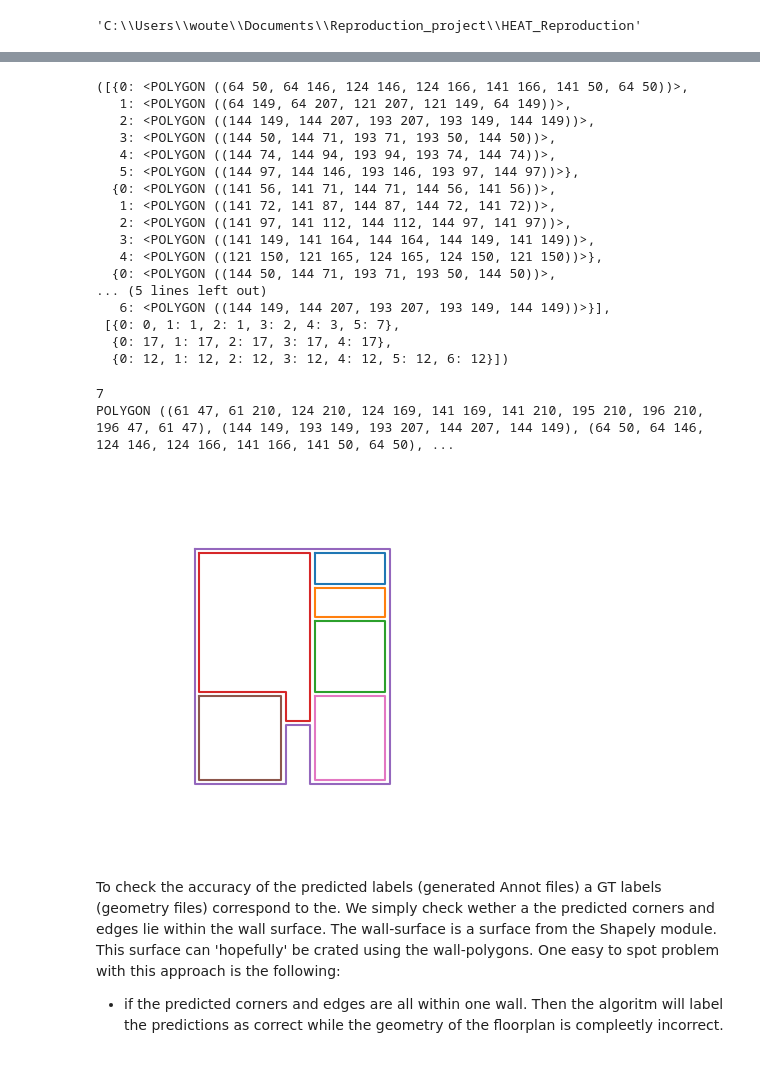
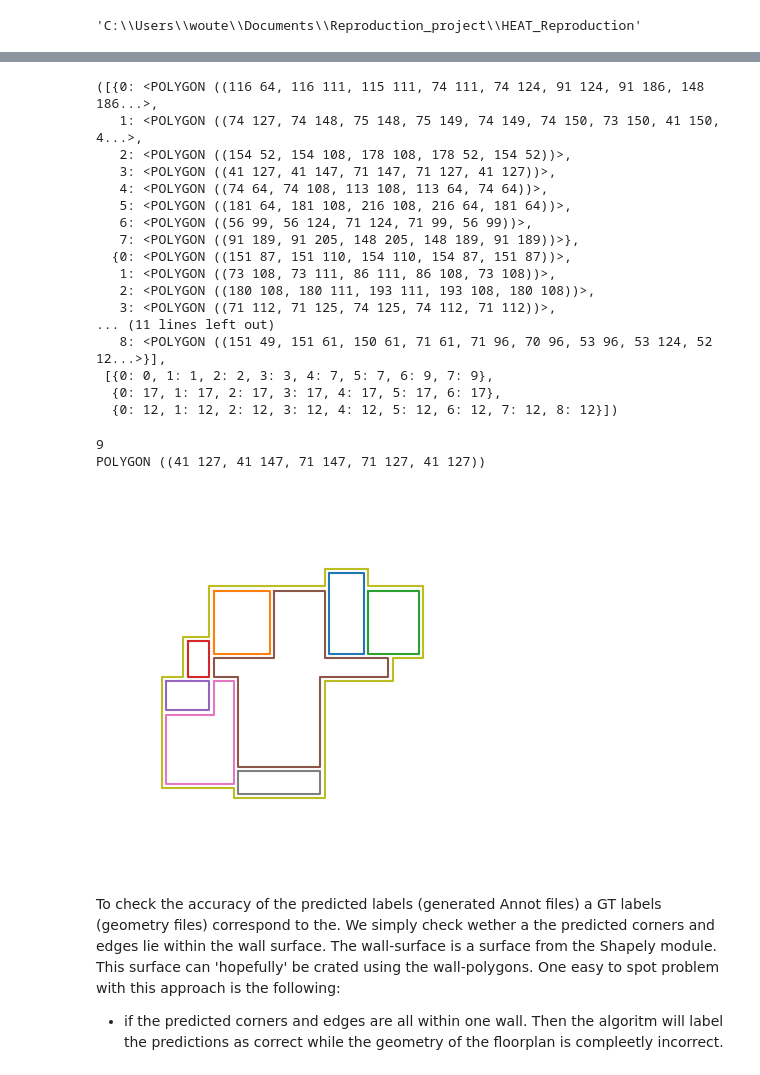
Before and after one commit to woutervanbeek/HEAT_Reproduction, a Jupyter notebook: Create_annot_files.ipynb, the cells around one changed output, grey strips where cells are left out. Cells and saved outputs as stored; diff of their text form; code cells hidden in the pictures.

```diff
--- a/Create_annot_files.ipynb
+++ b/Create_annot_files.ipynb
@@ -21,7 +22,7 @@ interior and exterior walls and convert them to a annot.npy file.
 """
 COLORS = [np.array(ROOM_ARRAY_Z[n][1])/255 for n in range(18)]
 
-polygon = pickle.load(open('../RPLAN/geometry/10.pickle', 'rb'))
+polygon = pickle.load(open('../RPLAN/geometry/7.pickle', 'rb'))
 
 # fig, axs = plt.subplots(figsize=(250/DPI, 250/DPI), dpi=DPI)
 fig, axs = plt.subplots()
@@ -66,54 +67,54 @@ corner at: (233.0, 197.0) is connected to: [(193.0, 197.0), (233.0, 145.0)]
 # %%
 polygon
 # %% [output]
-([{0: <POLYGON ((64 50, 64 146, 124 146, 124 166, 141 166, 141 50, 64 50))>,
-   1: <POLYGON ((64 149, 64 207, 121 207, 121 149, 64 149))>,
-   2: <POLYGON ((144 149, 144 207, 193 207, 193 149, 144 149))>,
-   3: <POLYGON ((144 50, 144 71, 193 71, 193 50, 144 50))>,
-   4: <POLYGON ((144 74, 144 94, 193 94, 193 74, 144 74))>,
-   5: <POLYGON ((144 97, 144 146, 193 146, 193 97, 144 97))>},
-  {0: <POLYGON ((141 56, 141 71, 144 71, 144 56, 141 56))>,
-   1: <POLYGON ((141 72, 141 87, 144 87, 144 72, 141 72))>,
-   2: <POLYGON ((141 97, 141 112, 144 112, 144 97, 141 97))>,
-   3: <POLYGON ((141 149, 141 164, 144 164, 144 149, 141 149))>,
-   4: <POLYGON ((121 150, 121 165, 124 165, 124 150, 121 150))>},
-  {0: <POLYGON ((144 50, 144 71, 193 71, 193 50, 144 50))>,
-... (5 lines left out)
-   6: <POLYGON ((144 149, 144 207, 193 207, 193 149, 144 149))>}],
- [{0: 0, 1: 1, 2: 1, 3: 2, 4: 3, 5: 7},
-  {0: 17, 1: 17, 2: 17, 3: 17, 4: 17},
-  {0: 12, 1: 12, 2: 12, 3: 12, 4: 12, 5: 12, 6: 12}])
+([{0: <POLYGON ((116 64, 116 111, 115 111, 74 111, 74 124, 91 124, 91 186, 148 186...>,
+   1: <POLYGON ((74 127, 74 148, 75 148, 75 149, 74 149, 74 150, 73 150, 41 150, 4...>,
+   2: <POLYGON ((154 52, 154 108, 178 108, 178 52, 154 52))>,
+   3: <POLYGON ((41 127, 41 147, 71 147, 71 127, 41 127))>,
+   4: <POLYGON ((74 64, 74 108, 113 108, 113 64, 74 64))>,
+   5: <POLYGON ((181 64, 181 108, 216 108, 216 64, 181 64))>,
+   6: <POLYGON ((56 99, 56 124, 71 124, 71 99, 56 99))>,
+   7: <POLYGON ((91 189, 91 205, 148 205, 148 189, 91 189))>},
+  {0: <POLYGON ((151 87, 151 110, 154 110, 154 87, 151 87))>,
+   1: <POLYGON ((73 108, 73 111, 86 111, 86 108, 73 108))>,
+   2: <POLYGON ((180 108, 180 111, 193 111, 193 108, 180 108))>,
+   3: <POLYGON ((71 112, 71 125, 74 125, 74 112, 71 112))>,
+... (11 lines left out)
+   8: <POLYGON ((151 49, 151 61, 150 61, 71 61, 71 96, 70 96, 53 96, 53 124, 52 12...>}],
+ [{0: 0, 1: 1, 2: 2, 3: 3, 4: 7, 5: 7, 6: 9, 7: 9},
+  {0: 17, 1: 17, 2: 17, 3: 17, 4: 17, 5: 17, 6: 17},
+  {0: 12, 1: 12, 2: 12, 3: 12, 4: 12, 5: 12, 6: 12, 7: 12, 8: 12}])
 # %%
 """
 The geometry files contain. A tuple, with infomation about the geometry of the rooms. Rooms are
 notated as polygons. Which can be seperatly plotted with the plot_polygon function. We suspect
 that only polygons of the wall_type are needed for the creation of a annot file.
 """
 # first lets load a polygon
-polygon = pickle.load(open('../RPLAN/geometry/10.pickle', 'rb'))
+polygon = pickle.load(open('../RPLAN/geometry/7.pickle', 'rb'))
 
 # first lets seperate a polygon type into its components:
 room_polygons, room_types = polygon[0][0], polygon[1][0]
 door_polygons, door_types = polygon[0][1], polygon[1][1]
 wall_polygons, wall_types = polygon[0][2], polygon[1][2]
 
 print(len(wall_polygons.keys()))
 print(wall_polygons[4])
 #create an image
 fig1, ax = plt.subplots()
 ax.imshow(np.zeros((256, 256)), alpha=0)
 ax.axis('off')
 
 
 # first let plot the walls
 for key in wall_polygons.keys():
     plot_polygon(ax,wall_polygons[key])
 
 # Lets create a polygon called wall_surface which indicates the wall eg between the rooms
 # %% [output]
-7
-POLYGON ((61 47, 61 210, 124 210, 124 169, 141 169, 141 210, 195 210, 196 210, 196 47, 61 47), (144 149, 193 149, 193 207, 144 207, 144 149), (64 50, 64 146, 124 146, 124 166, 141 166, 141 50, 64 50), ...
+9
+POLYGON ((41 127, 41 147, 71 147, 71 127, 41 127))
-[figure, old version]
+[figure, new version]
 # %% [markdown]
 To check the accuracy of the predicted labels (generated Annot files) a GT labels (geometry files) correspond to the. We simply check wether a the predicted corners and edges lie within the wall surface. The wall-surface is a surface from the Shapely module. This surface can 'hopefully' be crated using the wall-polygons.
 One easy to spot problem with this approach is the following:
```
Also changed, not shown: parts of 3 cells of this notebook.
